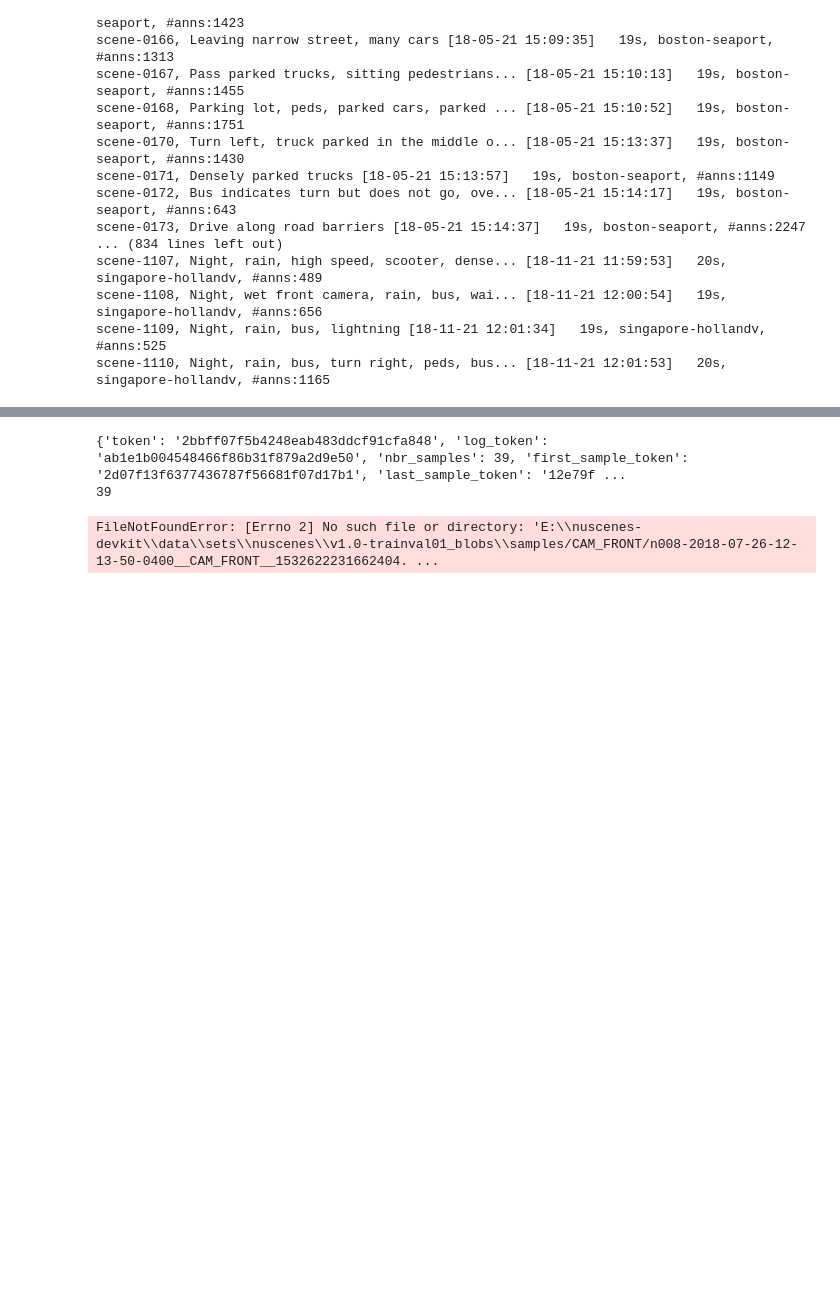
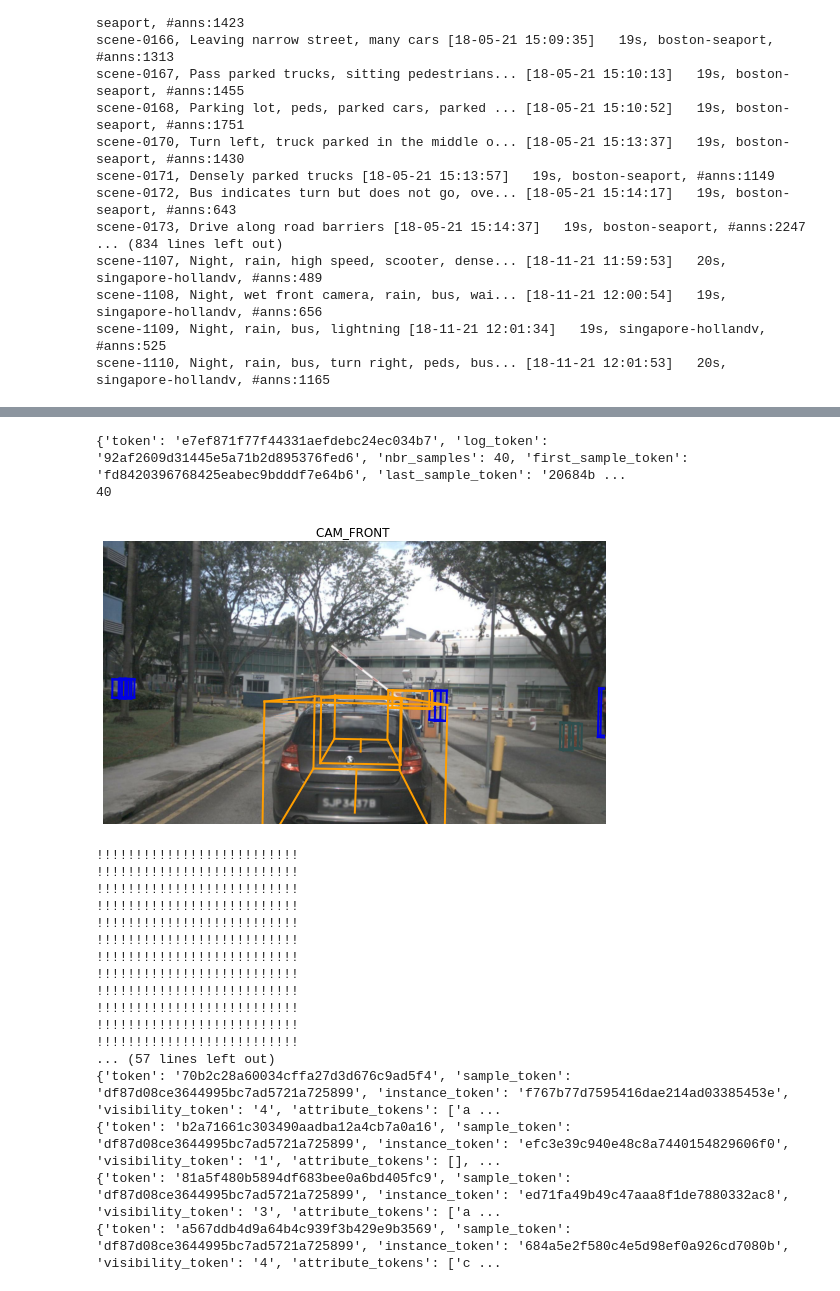
Before and after one commit to loganss1999/parkpal2022, a Jupyter notebook: Untitled.ipynb, the cells around one changed output, grey strips where cells are left out. Cells and saved outputs as stored; diff of their text form; code cells hidden in the pictures; blank space fills up the shorter version.

```diff
--- a/Untitled.ipynb
+++ b/Untitled.ipynb
@@ -68,30 +102,47 @@ for scene in nusc.scene:
 # %%
-scene1 = nusc.scene[167]
+scene1 = nusc.scene[2]
 print(scene1)
 first_token = scene1['first_sample_token']
 last_token = scene1['last_sample_token']
 nbr_samples = scene1['nbr_samples']
 print(nbr_samples)
 current_token = first_token
 
 i = 0
 sample = nusc.get('sample', first_token)
 
 # for ann in sample['anns']:
 #     print(nusc.get('sample_annotation', ann))
 
 nusc.render_sample_data(nusc.get('sample_data', sample['data']['CAM_FRONT'])['token'])
 while current_token != last_token:
     sample = nusc.get('sample', current_token)
     #if i % 5 == 0:
         #nusc.render_sample_data(nusc.get('sample_data', sample['data']['LIDAR_TOP'])['token'])
     print('!!!!!!!!!!!!!!!!!!!!!!!!!!')
     current_token = sample['next']
     i += 1
 
 for ann in sample['anns']:
     print(nusc.get('sample_annotation', ann))
 # %% [output]
-{'token': '2bbff07f5b4248eab483ddcf91cfa848', 'log_token': 'ab1e1b004548466f86b31f879a2d9e50', 'nbr_samples': 39, 'first_sample_token': '2d07f13f6377436787f56681f07d17b1', 'last_sample_token': '12e79f ...
-39
+{'token': 'e7ef871f77f44331aefdebc24ec034b7', 'log_token': '92af2609d31445e5a71b2d895376fed6', 'nbr_samples': 40, 'first_sample_token': 'fd8420396768425eabec9bdddf7e64b6', 'last_sample_token': '20684b ...
+40
+[figure, added]
-FileNotFoundError: [Errno 2] No such file or directory: 'E:\\nuscenes-devkit\\data\\sets\\nuscenes\\v1.0-trainval01_blobs\\samples/CAM_FRONT/n008-2018-07-26-12-13-50-0400__CAM_FRONT__1532622231662404. ...
+!!!!!!!!!!!!!!!!!!!!!!!!!!
+!!!!!!!!!!!!!!!!!!!!!!!!!!
+!!!!!!!!!!!!!!!!!!!!!!!!!!
+!!!!!!!!!!!!!!!!!!!!!!!!!!
+!!!!!!!!!!!!!!!!!!!!!!!!!!
+!!!!!!!!!!!!!!!!!!!!!!!!!!
+!!!!!!!!!!!!!!!!!!!!!!!!!!
+!!!!!!!!!!!!!!!!!!!!!!!!!!
+!!!!!!!!!!!!!!!!!!!!!!!!!!
+!!!!!!!!!!!!!!!!!!!!!!!!!!
+!!!!!!!!!!!!!!!!!!!!!!!!!!
+!!!!!!!!!!!!!!!!!!!!!!!!!!
+... (57 lines left out)
+{'token': '70b2c28a60034cffa27d3d676c9ad5f4', 'sample_token': 'df87d08ce3644995bc7ad5721a725899', 'instance_token': 'f767b77d7595416dae214ad03385453e', 'visibility_token': '4', 'attribute_tokens': ['a ...
+{'token': 'b2a71661c303490aadba12a4cb7a0a16', 'sample_token': 'df87d08ce3644995bc7ad5721a725899', 'instance_token': 'efc3e39c940e48c8a7440154829606f0', 'visibility_token': '1', 'attribute_tokens': [], ...
+{'token': '81a5f480b5894df683bee0a6bd405fc9', 'sample_token': 'df87d08ce3644995bc7ad5721a725899', 'instance_token': 'ed71fa49b49c47aaa8f1de7880332ac8', 'visibility_token': '3', 'attribute_tokens': ['a ...
+{'token': 'a567ddb4d9a64b4c939f3b429e9b3569', 'sample_token': 'df87d08ce3644995bc7ad5721a725899', 'instance_token': '684a5e2f580c4e5d98ef0a926cd7080b', 'visibility_token': '4', 'attribute_tokens': ['c ...
```
Also changed, not shown: parts of 5 cells of this notebook, 2 other files.
